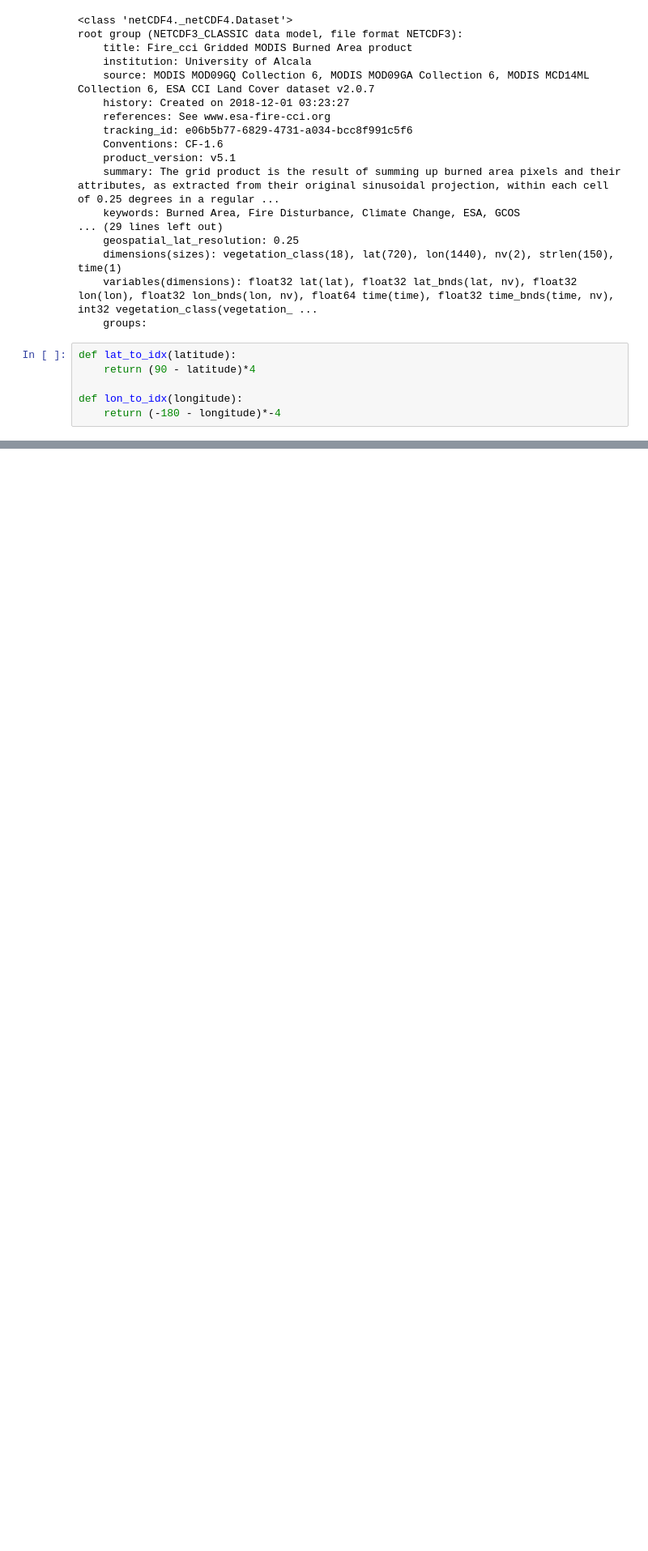
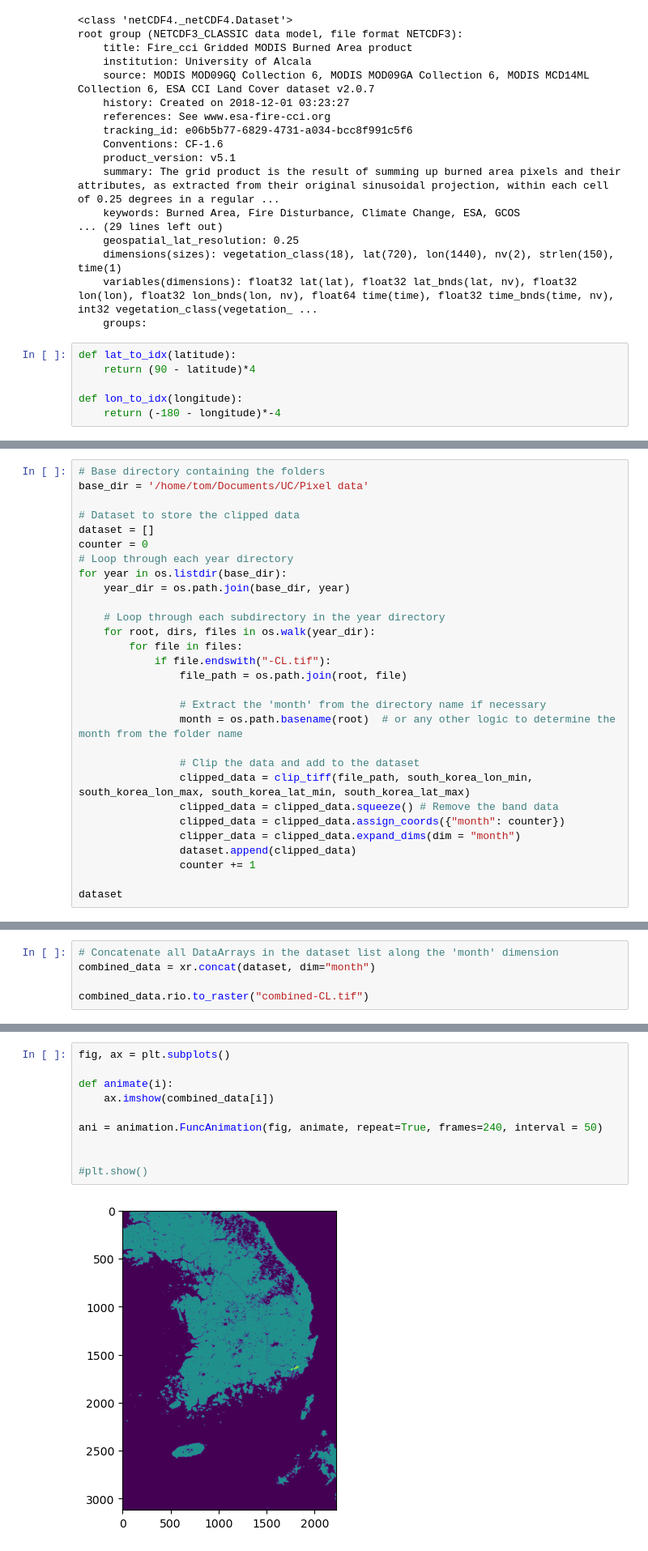
Before and after one commit to Tom-v-G/UC_wildfire_forecasting, a Jupyter notebook: data visualisation Tom.ipynb, the cells around one changed output, grey strips where cells are left out. Shown at 81% size. Cells and saved outputs as stored; diff of their text form; blank space fills up the shorter version.

Commit message:
data visualisation

```diff
--- a/data visualisation Tom.ipynb
+++ b/data visualisation Tom.ipynb
@@ -74,0 +149,29 @@ print(np.array(var[:, lat_to_idx(sth_kor_lat_max):lat_to_idx(sth_kor_lat_min), l
+# %%
+# Base directory containing the folders
+base_dir = '/home/tom/Documents/UC/Pixel data'
+
+# Dataset to store the clipped data
+dataset = []
+counter = 0
+# Loop through each year directory
+for year in os.listdir(base_dir):
+    year_dir = os.path.join(base_dir, year)
+
+    # Loop through each subdirectory in the year directory
+    for root, dirs, files in os.walk(year_dir):
+        for file in files:
+            if file.endswith("-CL.tif"):
+                file_path = os.path.join(root, file)
+
+                # Extract the 'month' from the directory name if necessary
+                month = os.path.basename(root)  # or any other logic to determine the month from the folder name
+
+                # Clip the data and add to the dataset
+                clipped_data = clip_tiff(file_path, south_korea_lon_min, south_korea_lon_max, south_korea_lat_min, south_korea_lat_max)
+                clipped_data = clipped_data.squeeze() # Remove the band data
+                clipped_data = clipped_data.assign_coords({"month": counter})
+                clipper_data = clipped_data.expand_dims(dim = "month")
+                dataset.append(clipped_data)
+                counter += 1
+
+dataset
@@ -74,0 +196,5 @@ print(np.array(var[:, lat_to_idx(sth_kor_lat_max):lat_to_idx(sth_kor_lat_min), l
+# %%
+# Concatenate all DataArrays in the dataset list along the 'month' dimension
+combined_data = xr.concat(dataset, dim="month")
+
+combined_data.rio.to_raster("combined-CL.tif")
@@ -74,0 +239,12 @@ print(np.array(var[:, lat_to_idx(sth_kor_lat_max):lat_to_idx(sth_kor_lat_min), l
+# %%
+fig, ax = plt.subplots()
+
+def animate(i):
+    ax.imshow(combined_data[i])
+
+ani = animation.FuncAnimation(fig, animate, repeat=True, frames=240, interval = 50)
+
+
+#plt.show()
+# %% [output]
+[figure, added]
```
Also changed, not shown: parts of 25 cells of this notebook.
